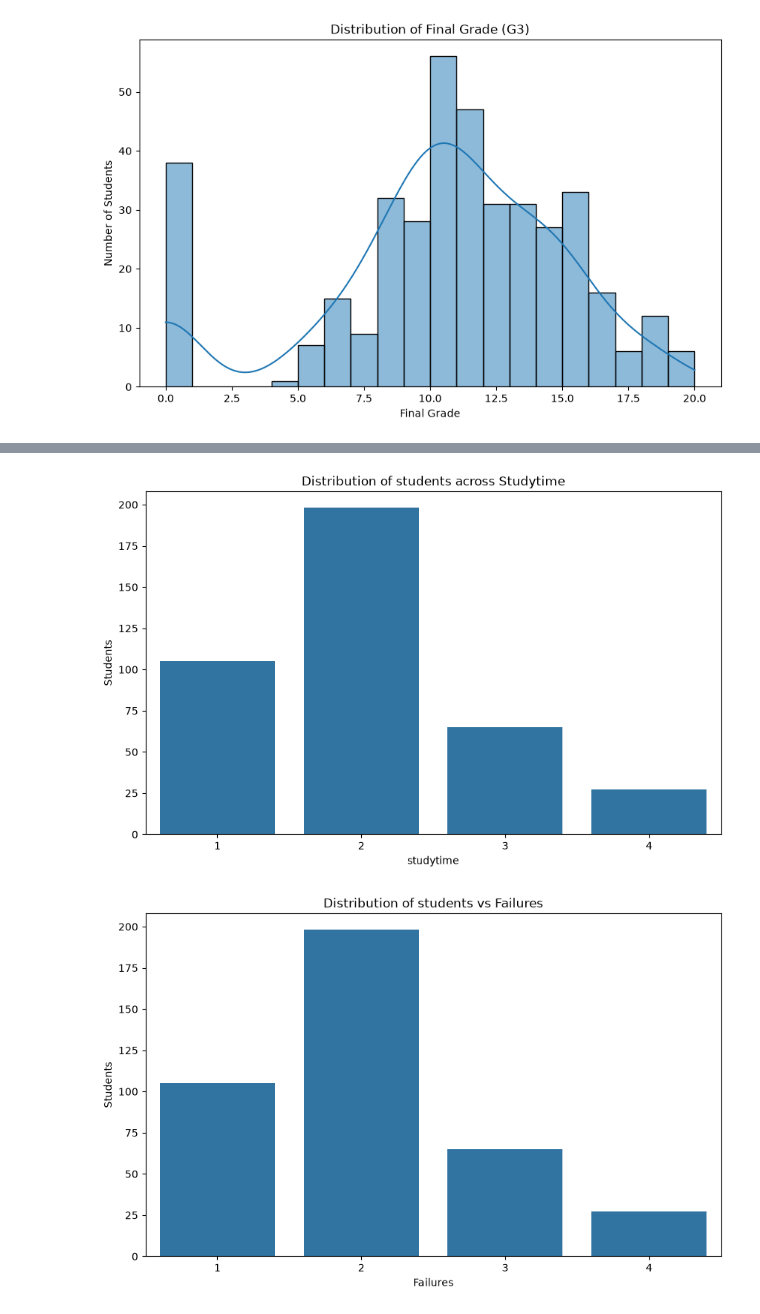
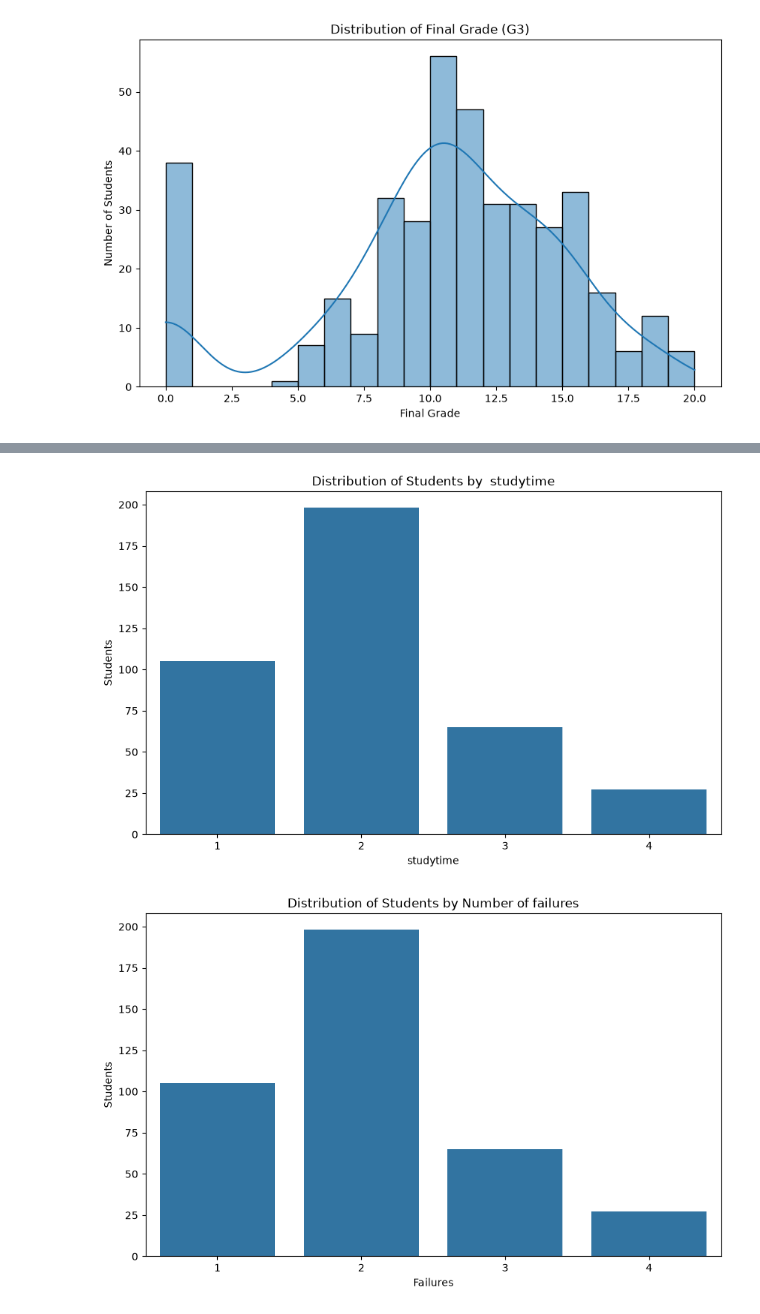
Before and after one commit to Udaykirankota32/Student-Performance-Prediction-System, a Jupyter notebook: 001_data_understanding.ipynb, the cells around one changed output, grey strips where cells are left out. Saved outputs shown, nothing was run; the diff lists cells and outputs as text; code cells hidden in the pictures.

```diff
--- a/001_data_understanding.ipynb
+++ b/001_data_understanding.ipynb
@@ -357,21 +357,21 @@ plt.show()
 # %%
-#distribution of students vs studytime
+#Distribution of Students by  studytime
 plt.figure(figsize=(10,6))
 sb.countplot(data=df,x="studytime")
-plt.title("Distribution of students across Studytime")
+plt.title("Distribution of Students by  studytime")
 plt.xlabel("studytime")
 plt.ylabel("Students")
 plt.show()
 # %% [output]
-[figure, old version]
+[figure, new version]
 # %%
-#distribution of students vs failures
+#Distribution of Students by Number of failures
 plt.figure(figsize=(10,6))
 sb.countplot(data=df,x="studytime")
-plt.title("Distribution of students vs Failures")
+plt.title("Distribution of Students by Number of failures")
 plt.xlabel("Failures")
 plt.ylabel("Students")
 plt.show()
 # %% [output]
-[figure, old version]
+[figure, new version]
 # %%
```
Also changed, not shown: parts of 23 cells of this notebook.
